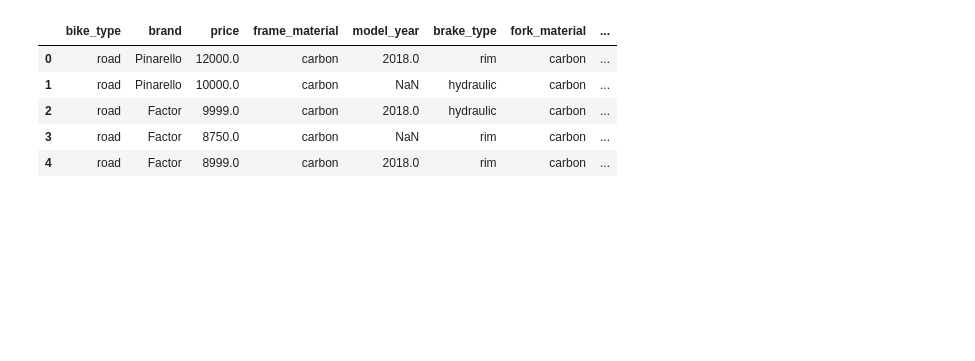
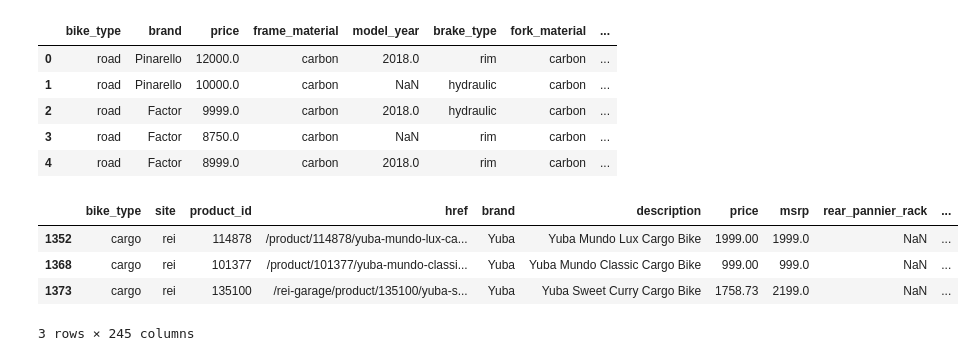
Before and after one commit to jkwening/bike-price-predictor, a Jupyter notebook: prelim-data-munging.ipynb, the cells around one changed output. Cells and saved outputs as stored; diff of their text form; code cells hidden in the pictures; blank space fills up the shorter version.

```diff
--- a/prelim-data-munging.ipynb
+++ b/prelim-data-munging.ipynb
@@ -1057,3 +1059,11 @@ pd.read_csv(f'data/munged/{datetime.date.today()}.csv').head()
 | 2 | road | Factor | 9999.0 | carbon | 2018.0 | hydraulic | carbon | ... |
 | 3 | road | Factor | 8750.0 | carbon | NaN | rim | carbon | ... |
 | 4 | road | Factor | 8999.0 | carbon | 2018.0 | rim | carbon | ... |
+# %%
+raw_data[raw_data.bike_type == 'cargo']
+# %% [output]
+|  | bike_type | site | product_id | href | brand | description | price | msrp | rear_pannier_rack | ... |
+| 1352 | cargo | rei | 114878 | /product/114878/yuba-mundo-lux-ca... | Yuba | Yuba Mundo Lux Cargo Bike | 1999.00 | 1999.0 | NaN | ... |
+| 1368 | cargo | rei | 101377 | /product/101377/yuba-mundo-classi... | Yuba | Yuba Mundo Classic Cargo Bike | 999.00 | 999.0 | NaN | ... |
+| 1373 | cargo | rei | 135100 | /rei-garage/product/135100/yuba-s... | Yuba | Yuba Sweet Curry Cargo Bike | 1758.73 | 2199.0 | NaN | ... |
+3 rows × 245 columns
```
Also changed, not shown: parts of 18 cells of this notebook.
